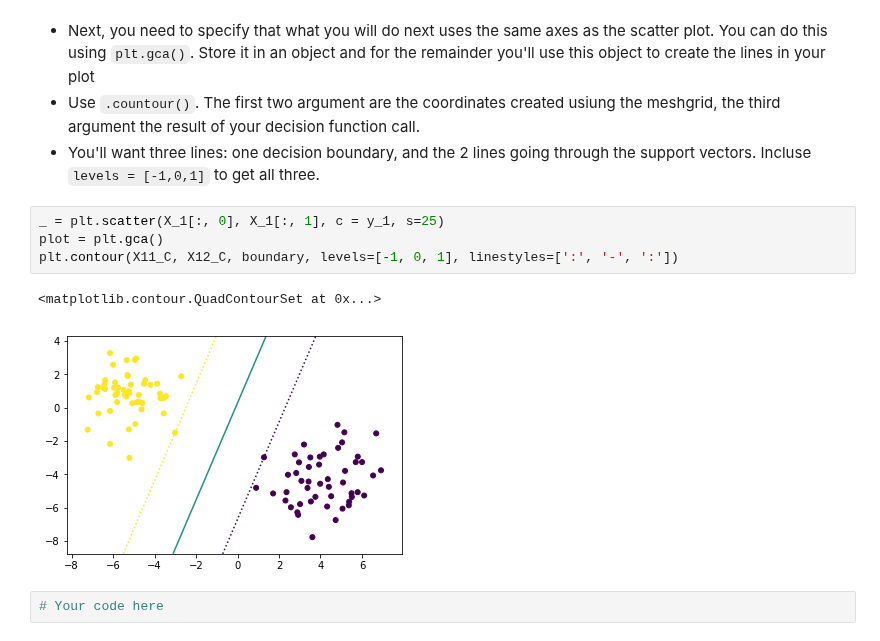
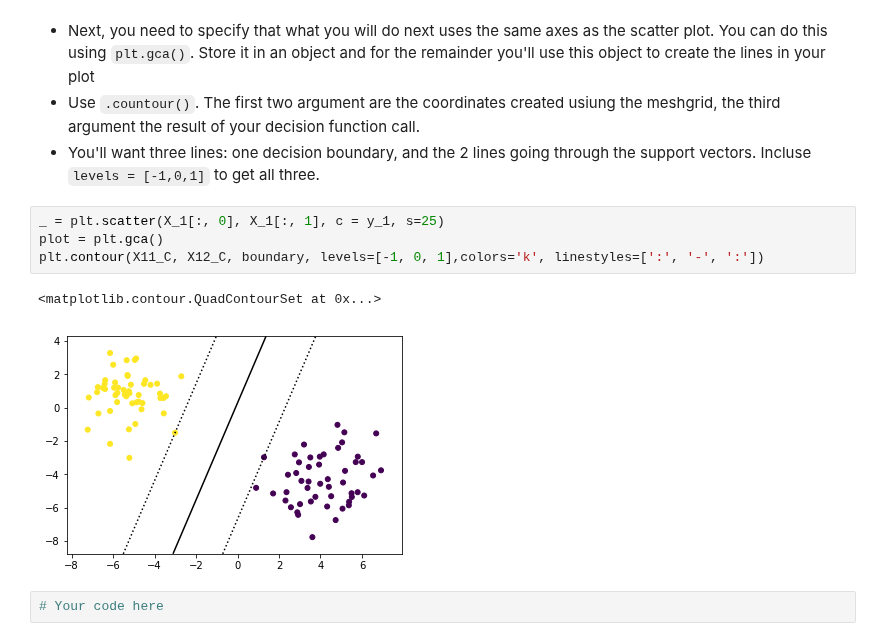
Before and after one commit to aschams/dsc-building-an-svm-using-scikit-learn-lab-dc-ds-060319, a Jupyter notebook: index.ipynb, the cells around one changed output. Cells and saved outputs as stored; diff of their text form.

```diff
--- a/index.ipynb
+++ b/index.ipynb
@@ -127,10 +127,10 @@ Now, let's plot our data again with the result of SVM in it.
 # %%
 _ = plt.scatter(X_1[:, 0], X_1[:, 1], c = y_1, s=25)
 plot = plt.gca()
-plt.contour(X11_C, X12_C, boundary, levels=[-1, 0, 1], linestyles=[':', '-', ':'])
+plt.contour(X11_C, X12_C, boundary, levels=[-1, 0, 1],colors='k', linestyles=[':', '-', ':'])
 # %% [output]
 <matplotlib.contour.QuadContourSet at 0x...>
-[figure, old version]
+[figure, new version]
 # %%
 # Your code here
 # %% [output]
```
